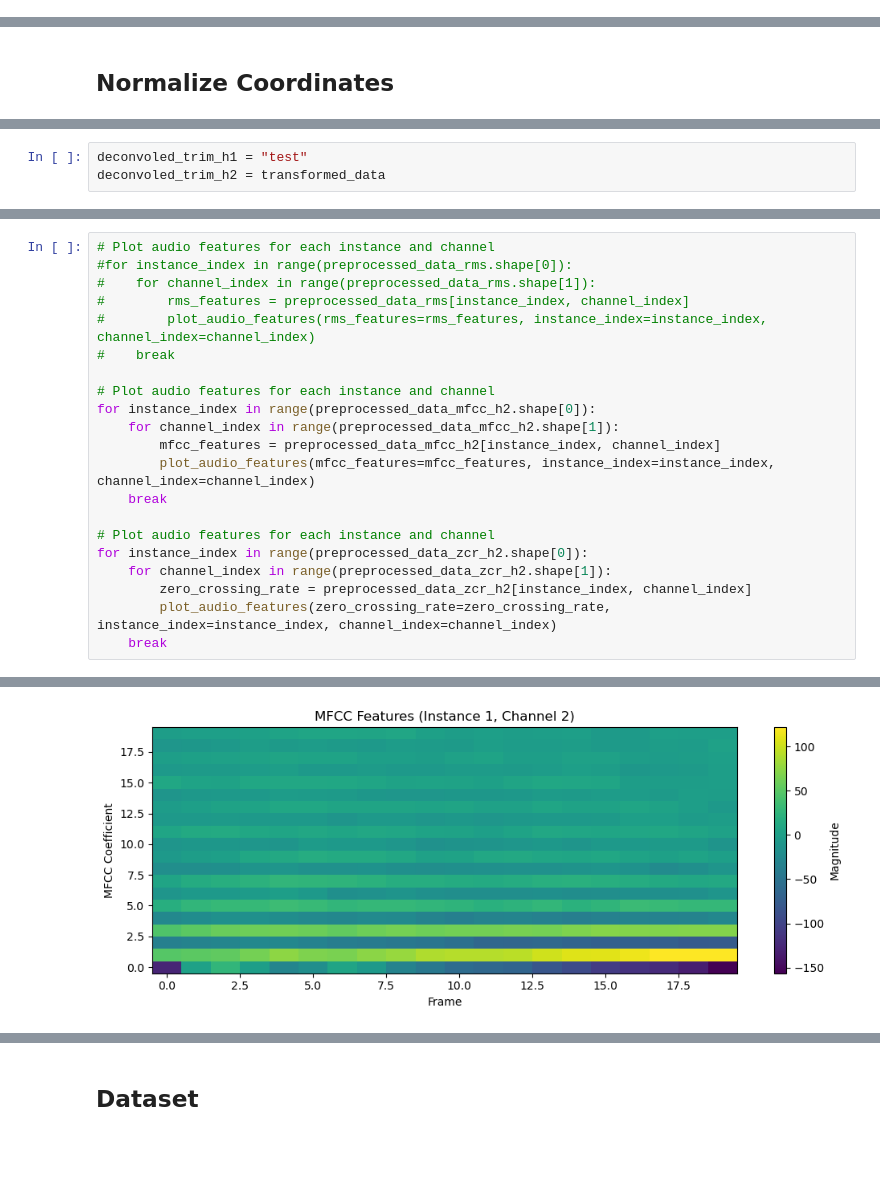
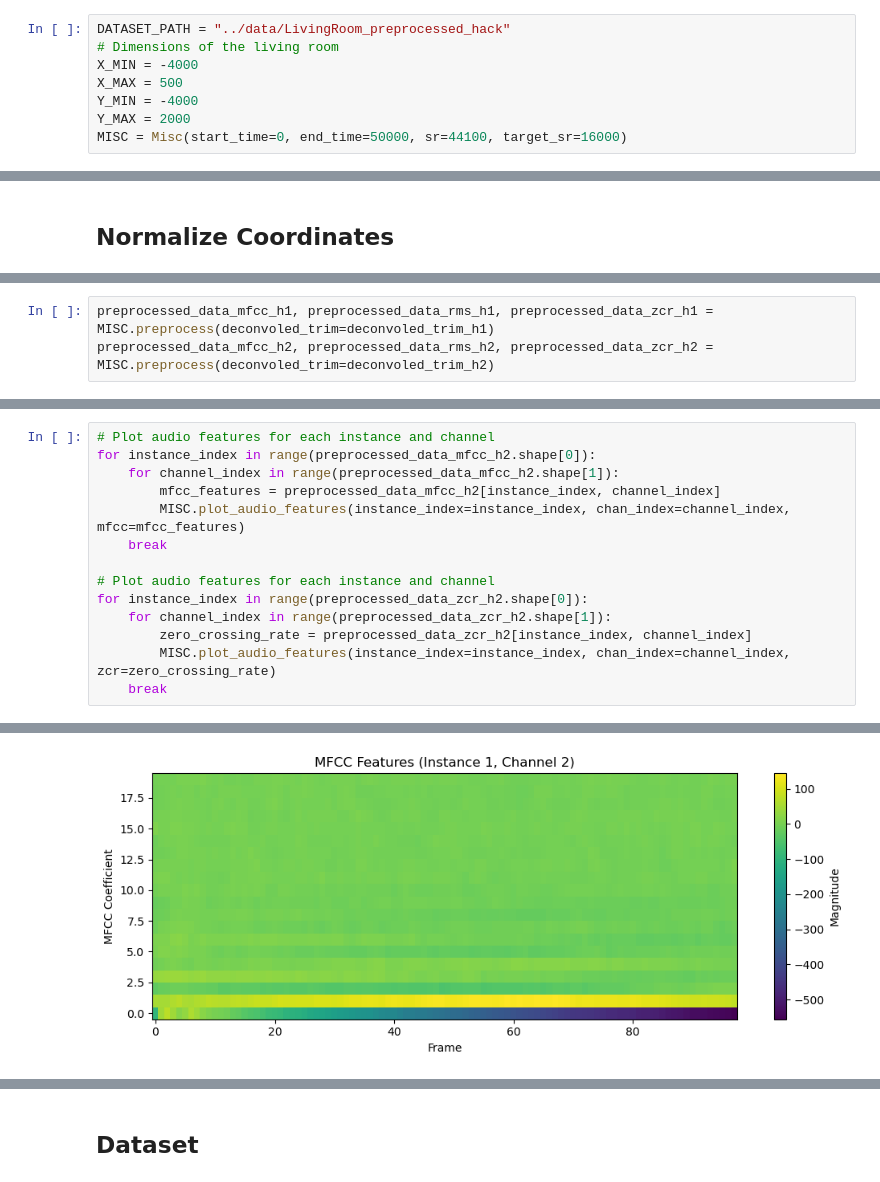
Before and after one commit to christopherT02/Acoustic-Hackathon, a Jupyter notebook: src/linear_regression.ipynb, the cells around one changed output, grey strips where cells are left out. Saved outputs shown, nothing was run; the diff lists cells and outputs as text; blank space fills up the shorter version.

```diff
--- a/src/linear_regression.ipynb
+++ b/src/linear_regression.ipynb
@@ -25,3 +25,11 @@ DATASET_PATH = "../data/LivingRoom_preprocessed_hack"
+# %%
+DATASET_PATH = "../data/LivingRoom_preprocessed_hack"
+# Dimensions of the living room
+X_MIN = -4000
+X_MAX = 500
+Y_MIN = -4000
+Y_MAX = 2000
+MISC = Misc(start_time=0, end_time=50000, sr=44100, target_sr=16000)
 # %% [markdown]
 ## Read Data
 # %%
@@ -161,3 +124,0 @@ Fitting IPCA for Human 2:
-# %%
-deconvoled_trim_h1 = "test"
-deconvoled_trim_h2 = transformed_data
@@ -322,3 +127,6 @@ def plot_audio_features(instance_index, channel_index, mfcc_features=[], rms_fea
+# %%
+preprocessed_data_mfcc_h1, preprocessed_data_rms_h1, preprocessed_data_zcr_h1 = MISC.preprocess(deconvoled_trim=deconvoled_trim_h1)
+preprocessed_data_mfcc_h2, preprocessed_data_rms_h2, preprocessed_data_zcr_h2 = MISC.preprocess(deconvoled_trim=deconvoled_trim_h2)
 # %%
 print("Preprocessed RMS Human 1 data: ", preprocessed_data_rms_h1.shape)
 print("Preprocessed Zero-Crossing Rate Human 1 data: ", preprocessed_data_zcr_h1.shape)
@@ -366,22 +144,15 @@ Inverse transformed MFCC Human 2 data shape: (104, 4, 20, 36)
 # %%
-# Plot audio features for each instance and channel
-#for instance_index in range(preprocessed_data_rms.shape[0]):
-#    for channel_index in range(preprocessed_data_rms.shape[1]):
-#        rms_features = preprocessed_data_rms[instance_index, channel_index]
-#        plot_audio_features(rms_features=rms_features, instance_index=instance_index, channel_index=channel_index)
-#    break
-
 # Plot audio features for each instance and channel
 for instance_index in range(preprocessed_data_mfcc_h2.shape[0]):
     for channel_index in range(preprocessed_data_mfcc_h2.shape[1]):
         mfcc_features = preprocessed_data_mfcc_h2[instance_index, channel_index]
-        plot_audio_features(mfcc_features=mfcc_features, instance_index=instance_index, channel_index=channel_index)
+        MISC.plot_audio_features(instance_index=instance_index, chan_index=channel_index, mfcc=mfcc_features)
     break
 
 # Plot audio features for each instance and channel
 for instance_index in range(preprocessed_data_zcr_h2.shape[0]):
     for channel_index in range(preprocessed_data_zcr_h2.shape[1]):
         zero_crossing_rate = preprocessed_data_zcr_h2[instance_index, channel_index]
-        plot_audio_features(zero_crossing_rate=zero_crossing_rate, instance_index=instance_index, channel_index=channel_index)
+        MISC.plot_audio_features(instance_index=instance_index, chan_index=channel_index, zcr=zero_crossing_rate)
     break
 # %% [output]
@@ -389 +160 @@ for instance_index in range(preprocessed_data_zcr_h2.shape[0]):
-[figure, old version]
+[figure, new version]
```
Also changed, not shown: parts of 31 cells of this notebook, 4 other files.
